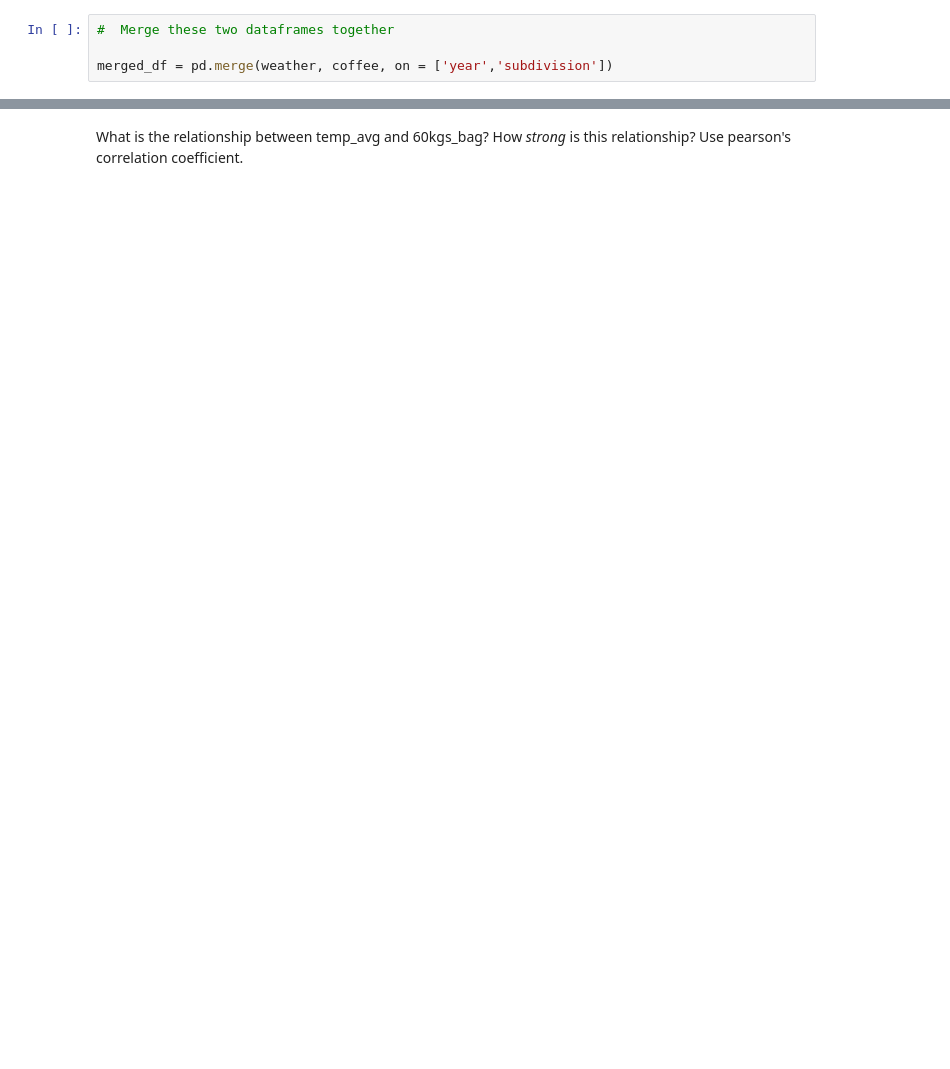
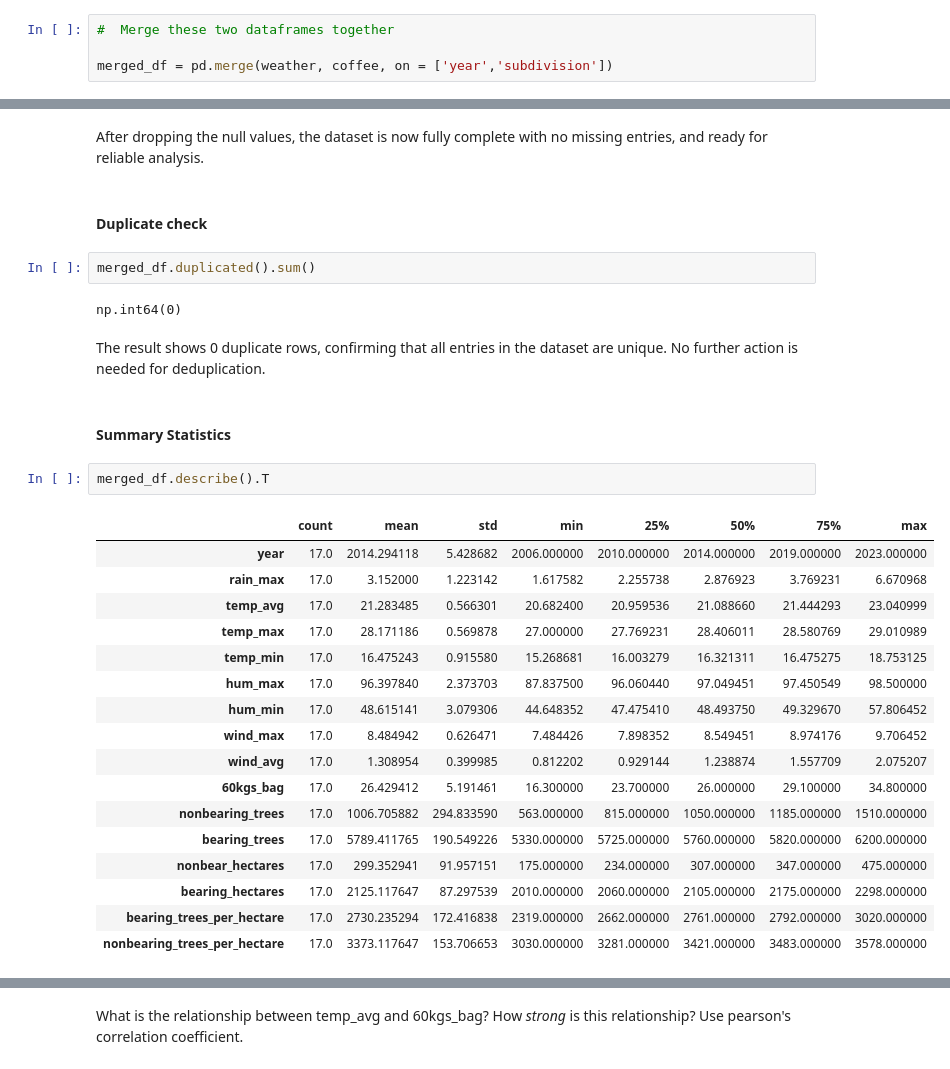
Before and after one commit to lubnaasmi/Weather_Analysis, a Jupyter notebook: notebooks/analysis.ipynb, the cells around one changed output, grey strips where cells are left out. Cells and saved outputs as stored; diff of their text form; blank space fills up the shorter version.

```diff
--- a/notebooks/analysis.ipynb
+++ b/notebooks/analysis.ipynb
@@ -83,3 +155,35 @@ bearing_hectares                0
 bearing_trees_per_hectare       0
 nonbearing_trees_per_hectare    0
 dtype: int64
+# %% [markdown]
+After dropping the null values, the dataset is now fully complete with no missing entries, and ready for reliable analysis.
+# %% [markdown]
+#### Duplicate check
+# %%
+merged_df.duplicated().sum()
+# %% [output]
+np.int64(0)
+# %% [markdown]
+The result shows 0 duplicate rows, confirming that all entries in the dataset are unique. No further action is needed for deduplication.
+# %% [markdown]
+#### Summary Statistics
+# %%
+merged_df.describe().T
+# %% [output]
+|  | count | mean | std | min | 25% | 50% | 75% | max |
+| year | 17.0 | 2014.294118 | 5.428682 | 2006.000000 | 2010.000000 | 2014.000000 | 2019.000000 | 2023.000000 |
+| rain_max | 17.0 | 3.152000 | 1.223142 | 1.617582 | 2.255738 | 2.876923 | 3.769231 | 6.670968 |
+| temp_avg | 17.0 | 21.283485 | 0.566301 | 20.682400 | 20.959536 | 21.088660 | 21.444293 | 23.040999 |
+| temp_max | 17.0 | 28.171186 | 0.569878 | 27.000000 | 27.769231 | 28.406011 | 28.580769 | 29.010989 |
+| temp_min | 17.0 | 16.475243 | 0.915580 | 15.268681 | 16.003279 | 16.321311 | 16.475275 | 18.753125 |
+| hum_max | 17.0 | 96.397840 | 2.373703 | 87.837500 | 96.060440 | 97.049451 | 97.450549 | 98.500000 |
+| hum_min | 17.0 | 48.615141 | 3.079306 | 44.648352 | 47.475410 | 48.493750 | 49.329670 | 57.806452 |
+| wind_max | 17.0 | 8.484942 | 0.626471 | 7.484426 | 7.898352 | 8.549451 | 8.974176 | 9.706452 |
+| wind_avg | 17.0 | 1.308954 | 0.399985 | 0.812202 | 0.929144 | 1.238874 | 1.557709 | 2.075207 |
+| 60kgs_bag | 17.0 | 26.429412 | 5.191461 | 16.300000 | 23.700000 | 26.000000 | 29.100000 | 34.800000 |
+| nonbearing_trees | 17.0 | 1006.705882 | 294.833590 | 563.000000 | 815.000000 | 1050.000000 | 1185.000000 | 1510.000000 |
+| bearing_trees | 17.0 | 5789.411765 | 190.549226 | 5330.000000 | 5725.000000 | 5760.000000 | 5820.000000 | 6200.000000 |
+| nonbear_hectares | 17.0 | 299.352941 | 91.957151 | 175.000000 | 234.000000 | 307.000000 | 347.000000 | 475.000000 |
+| bearing_hectares | 17.0 | 2125.117647 | 87.297539 | 2010.000000 | 2060.000000 | 2105.000000 | 2175.000000 | 2298.000000 |
+| bearing_trees_per_hectare | 17.0 | 2730.235294 | 172.416838 | 2319.000000 | 2662.000000 | 2761.000000 | 2792.000000 | 3020.000000 |
+| nonbearing_trees_per_hectare | 17.0 | 3373.117647 | 153.706653 | 3030.000000 | 3281.000000 | 3421.000000 | 3483.000000 | 3578.000000 |
```
Also changed, not shown: parts of 57 cells of this notebook, 2 other files.
